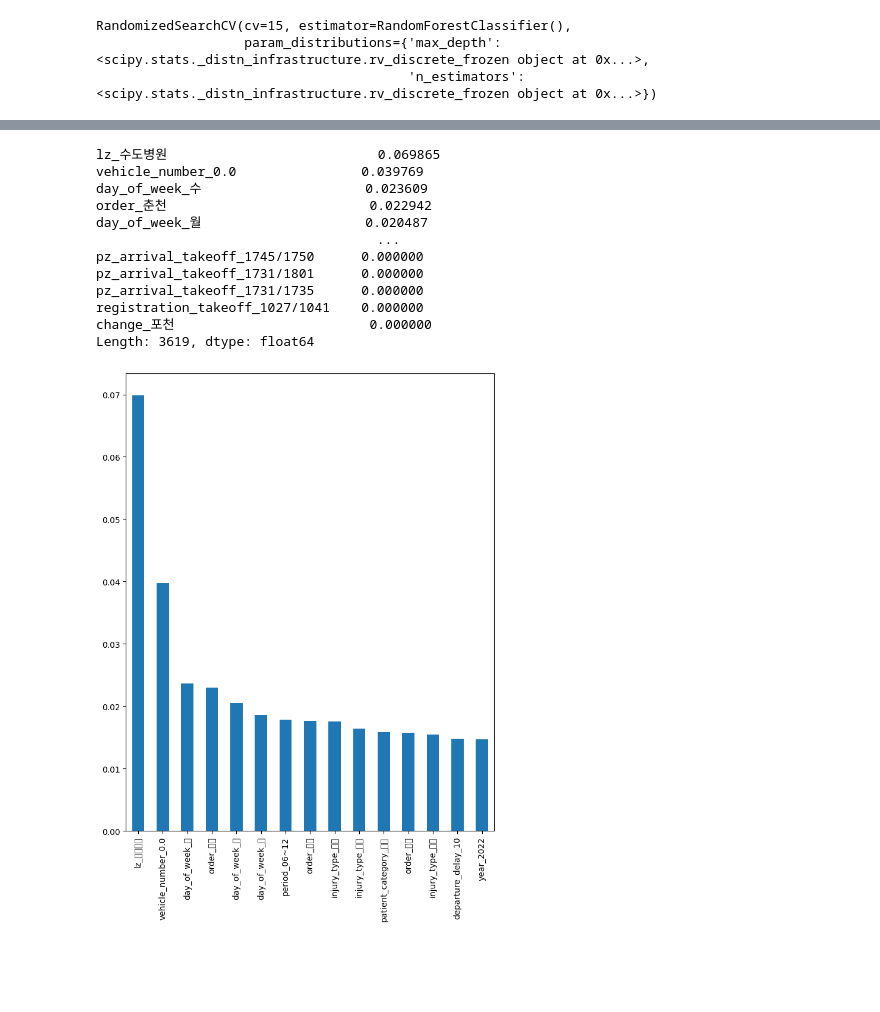
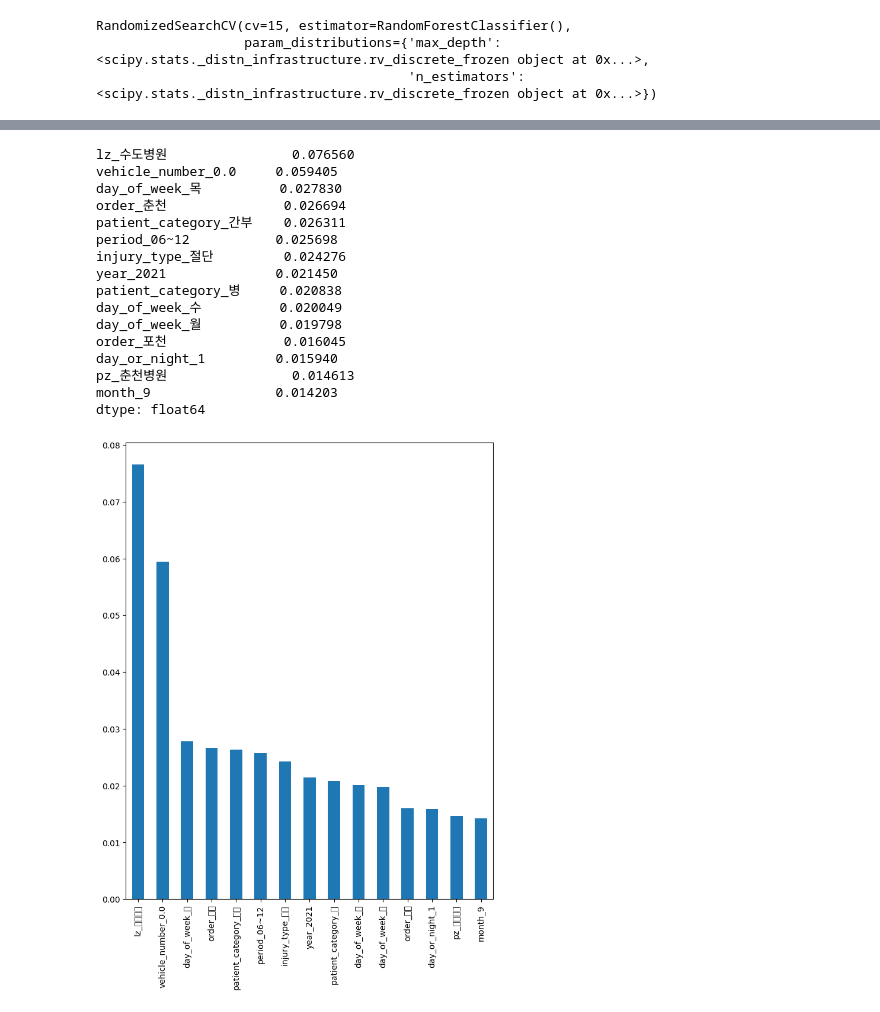
Before and after one commit to kamo1010/injury-big-data, a Jupyter notebook: Untitled3.ipynb, the cells around one changed output, grey strips where cells are left out. Drawn from its saved outputs; the diff is of its cells as text; code cells hidden in the pictures; blank space fills up the shorter version.

```diff
--- a/Untitled3.ipynb
+++ b/Untitled3.ipynb
@@ -508,0 +538,9 @@ for tree in best_rf.estimators_[:11]:
+# %%
+y_pred = model_rf.predict(X_test)
+print(classification_report(y_test, y_pred))
+cm = confusion_matrix(y_test, y_pred)
+fig, ax = plot_confusion_matrix(conf_mat=cm)
+plt.xlabel('Predictions', fontsize=18)
+plt.ylabel('Actuals', fontsize=18)
+plt.title('Confusion Matrix', fontsize=18)
+plt.savefig('img/' + name +'/confusion_matrix.png')
@@ -561,14 +619,11 @@ weighted avg       0.99      0.99      0.99       550
 # %%
-def saveTrees(rf, path):
-  print("Forest population: ", len(best_rf.estimators_))
+n_estimators = randint(50, 500)
+max_depth= randint(1, 20)
 
-  # Export all the decision trees from the forest
-  index=0
-  for tree in SMOTE_SRF.estimators_:
-    dot_data = export_graphviz(tree, feature_names=X_train.columns, filled=True, max_depth=max_depth, impurity=False, proportion=True)
-    graph = graphviz.Source(dot_data, format="png")
-    graph.render(format="png", directory=path+"trees", outfile=path+"trees/"+str(index)+".png")
-    index+=1
+param_dist = {'n_estimators': n_estimators, 'max_depth': max_depth}
+
+# Create a ranom forest classifier
+rf = RandomForestClassifier()
 
 # Use random search to find the best hyperparameters
 rand_search = RandomizedSearchCV(rf, param_distributions = param_dist, cv=15)
@@ -577,17 +632,8 @@ rand_search = RandomizedSearchCV(rf, param_distributions = param_dist, cv=15)
 rand_search.fit(over_X_train, over_y_train)
 
 # Create a variable for the best model
-best_rf = rand_search.best_estimator_
+best_smote_rf = rand_search.best_estimator_
 
 # Print the best parameters
 print('Best hyperparameters: ', rand_search.best_params_)
-
-max_depth = rand_search.best_params_['max_depth']
-
-saveTrees(SMOTE_SRF, "img/SMOTE/")
-
-for tree in SMOTE_SRF.estimators_[:11]:
-  dot_data = export_graphviz(tree, feature_names=X_train.columns, filled=True, max_depth=max_depth, impurity=False, proportion=True)
-  graph = graphviz.Source(dot_data, format="png")
-  display(graph)
 # %% [output]
@@ -606,23 +672,27 @@ Best hyperparameters:  {'max_depth': 18, 'n_estimators': 275}
 # %%
 # Create a series containing feature importances from the model and their names from the training data
-feature_importances = pd.Series(SMOTE_SRF.feature_importances_, index=X_train.columns).sort_values(ascending=False)
+feature_importances = pd.Series(best_smote_rf.feature_importances_, index=X_train.columns).sort_values(ascending=False)
 
 
 # Plot a simple bar chart
 feature_importances[:15].plot.bar(figsize=(8,10))
 plt.savefig("img/SMOTE/criteria.png", bbox_inches="tight")
-feature_importances
+feature_importances[:15]
 # %% [output]
-lz_수도병원                           0.069865
-vehicle_number_0.0                0.039769
-day_of_week_수                     0.023609
-order_춘천                          0.022942
-day_of_week_월                     0.020487
-                                    ...
-pz_arrival_takeoff_1745/1750      0.000000
-pz_arrival_takeoff_1731/1801      0.000000
-pz_arrival_takeoff_1731/1735      0.000000
-registration_takeoff_1027/1041    0.000000
-change_포천                         0.000000
-Length: 3619, dtype: float64
+lz_수도병원                0.076560
+vehicle_number_0.0     0.059405
+day_of_week_목          0.027830
+order_춘천               0.026694
+patient_category_간부    0.026311
+period_06~12           0.025698
+injury_type_절단         0.024276
+year_2021              0.021450
+patient_category_병     0.020838
+day_of_week_수          0.020049
+day_of_week_월          0.019798
+order_포천               0.016045
+day_or_night_1         0.015940
+pz_춘천병원                0.014613
+month_9                0.014203
+dtype: float64
-[figure, old version]
+[figure, new version]
```
Also changed, not shown: parts of 17 cells of this notebook.
